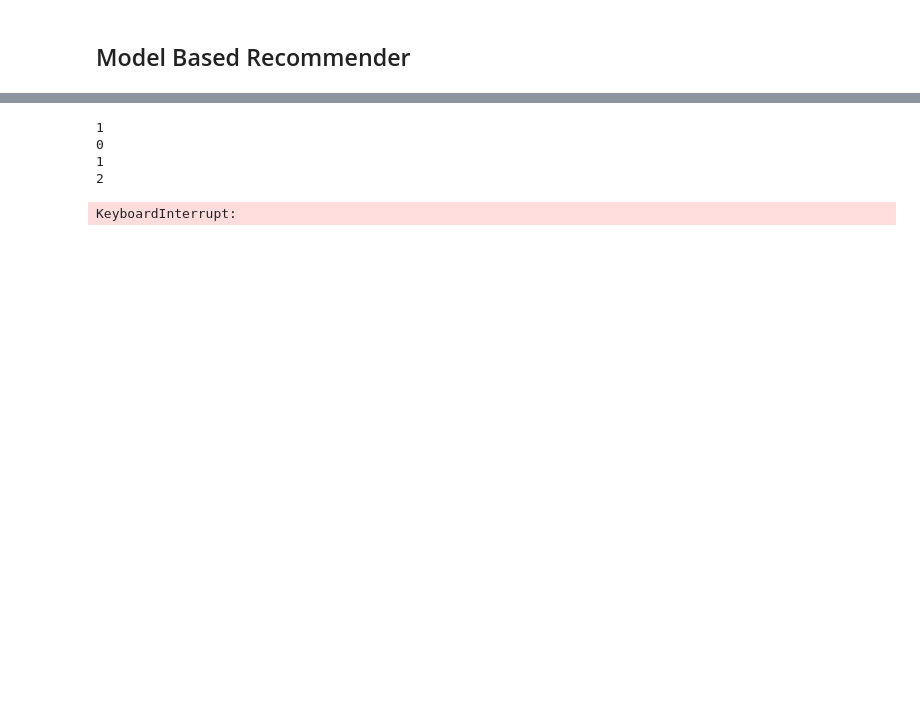
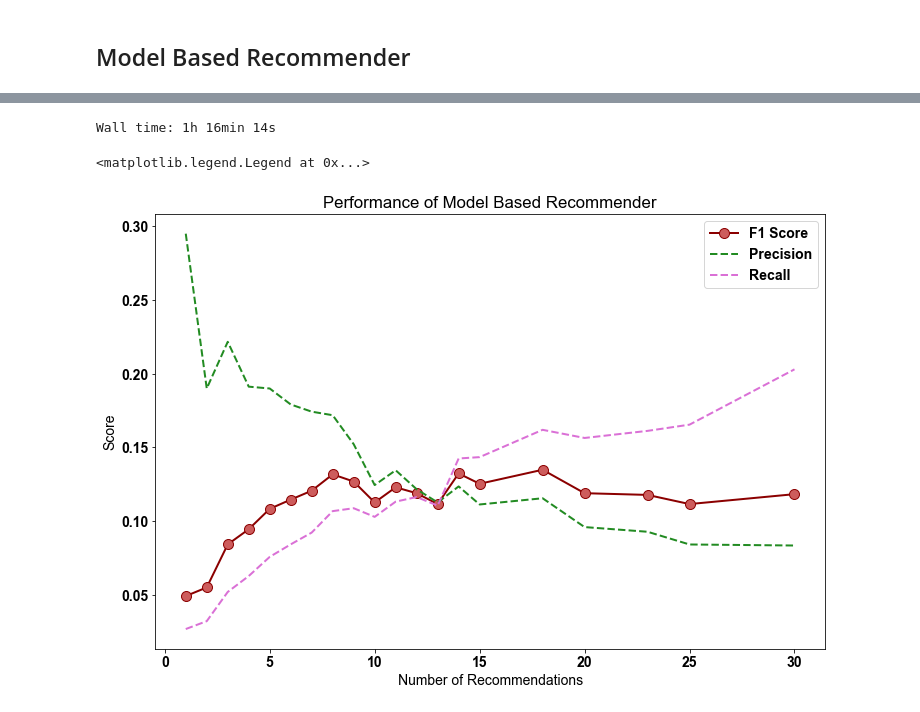
Before and after one commit to eugencuic/FHNW_FS20_Recommender-System-Retail, a Jupyter notebook: Recommender System.ipynb, the cells around one changed output, grey strips where cells are left out. Saved outputs shown, nothing was run; the diff lists cells and outputs as text; code cells hidden in the pictures; blank space fills up the shorter version.

```diff
--- a/Recommender System.ipynb
+++ b/Recommender System.ipynb
@@ -607,12 +606,13 @@ evaluation_model_based_user(50, all_user_predicted_ratings, index_masked_count,
 # %%
+%%time
 # Get a list of number of recommendations per user to check
-recommendations = [1,2,3,4,5,6,7,8,9,10,15,20,25,30,40,50,75,100]
+recommendations = [1,2,3,4,5,6,7,8,9,10,11,12,13,14,15,18,20,23,25,30]
 
 # Number of random users to use
 N = 20
 
 # Number of times to iterrate to get the average
-iter = 5
+iter = 10
 
 # Create empty lists
 average_precision = []
@@ -621,11 +621,9 @@ average_f1 = []
 
 # iterrate over 100 random users 10 times to get an average precision and recall
 for rec in recommendations:
-    print(rec)
     aver_precision = 0
     aver_recall = 0
     for i in range(iter):
-        print(i)
         precision, recall = evaluation_model_based_model(users_masked_count, N, all_user_predicted_ratings, index_masked_count, train_set_count, rec)
         aver_precision += precision
         aver_recall += recall
@@ -642,17 +640,17 @@ for rec in recommendations:
     average_recall.append(aver_recall)
     average_f1.append(f1_score)
 # %% [output]
-1
-0
-1
-2
+Wall time: 1h 16min 14s
-KeyboardInterrupt:
 # %%
 plt.figure(figsize=(12,8))
 plt.plot(recommendations, average_f1, marker='o', markerfacecolor='indianred', markersize=10, color='darkred', lw=2, label='F1 Score')
 plt.plot(recommendations, average_precision, marker='', color='forestgreen', lw=2, linestyle='dashed', label='Precision')
 plt.plot(recommendations, average_recall,  marker='', color='orchid', lw=2, linestyle='dashed', label="Recall")
 plt.xlabel('Number of Recommendations')
+plt.ylim(0,0.3)
 plt.ylabel('Score')
 plt.title('Performance of Model Based Recommender')
 plt.legend()
+# %% [output]
+<matplotlib.legend.Legend at 0x...>
+[figure, added]
```
Also changed, not shown: parts of 31 cells of this notebook, 3 other files.
